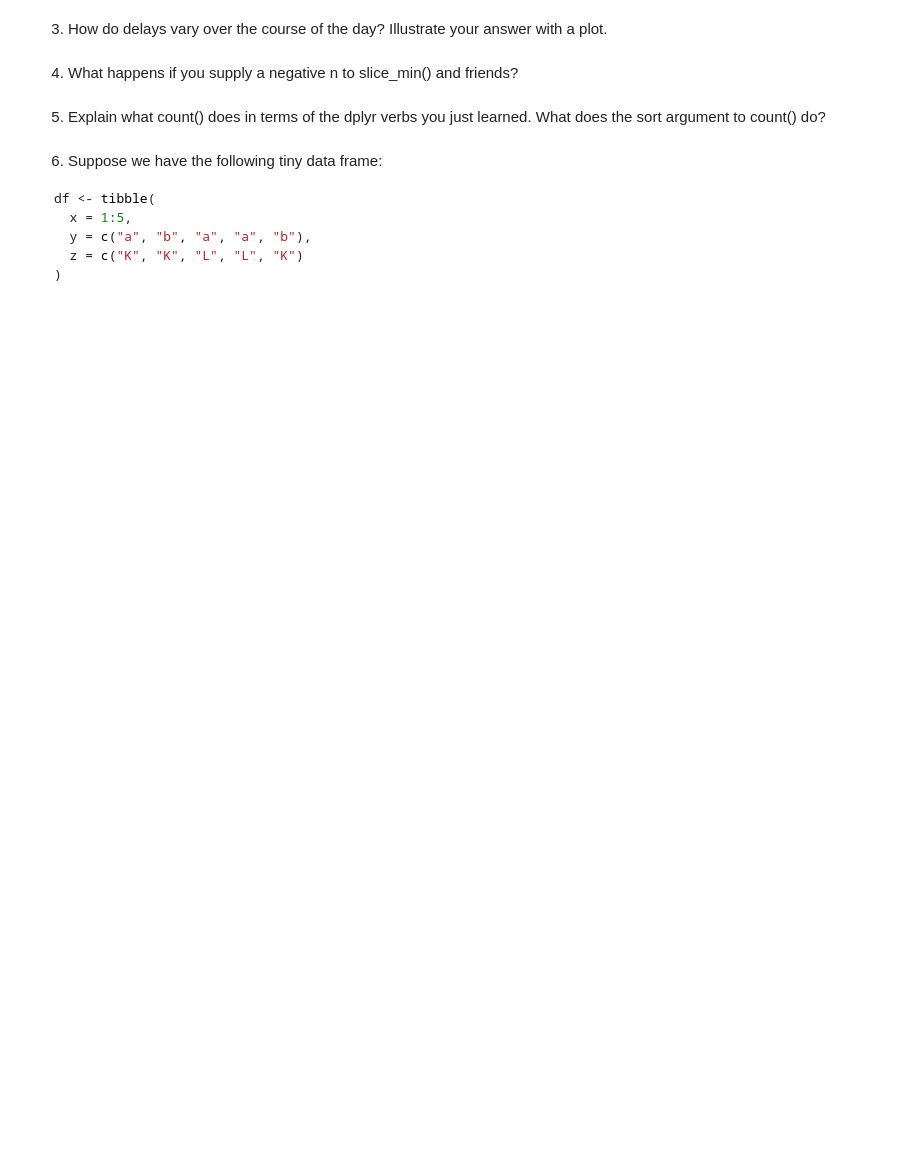
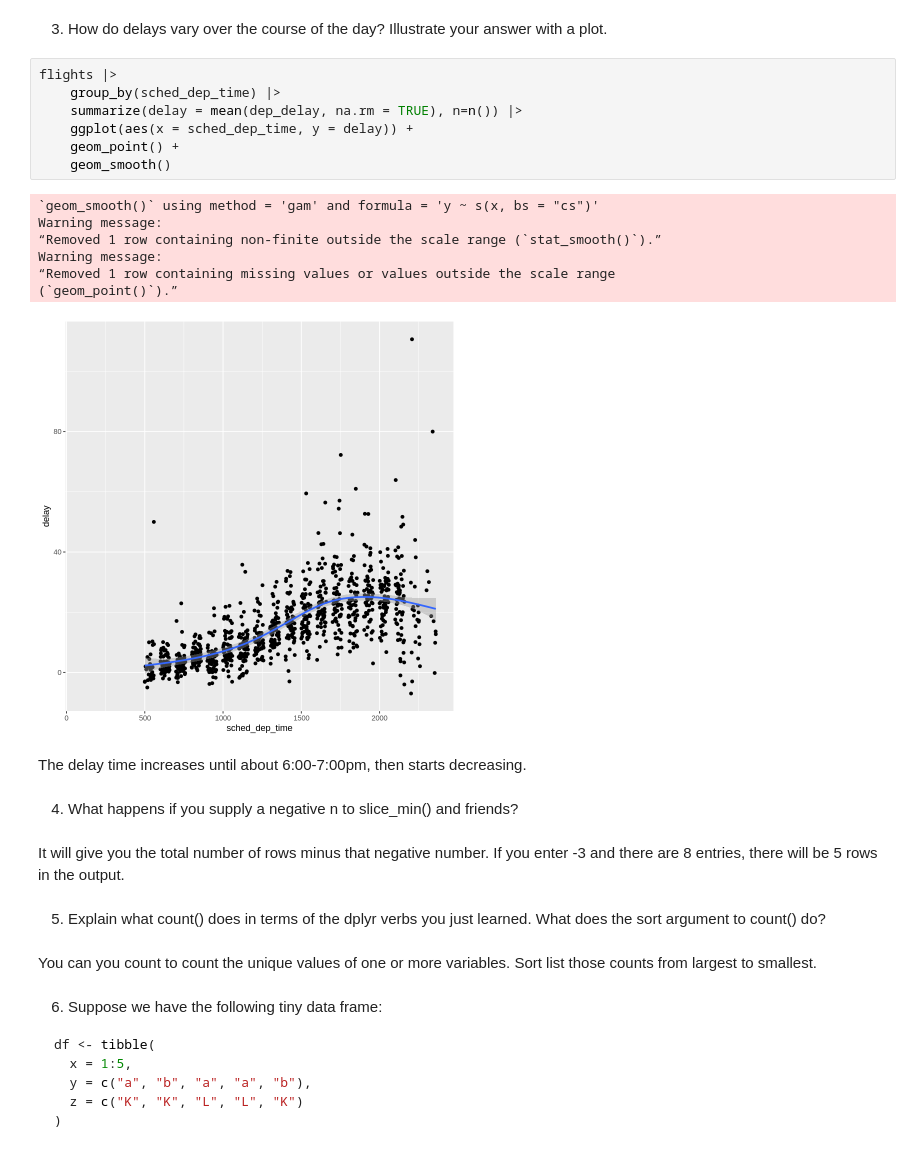
Before and after one commit to Brandy-Corwin/R-for-DS-exercises, a Jupyter notebook: Week_2_Assignments.ipynb, the cells around one changed output. Drawn from its saved outputs; the diff is of its cells as text; blank space fills up the shorter version.

````diff
--- a/Week_2_Assignments.ipynb
+++ b/Week_2_Assignments.ipynb
@@ -325,9 +524,30 @@ flights |>
 # %% [markdown]
 3. How do delays vary over the course of the day? Illustrate your answer with a plot.
+# %%
+flights |>
+    group_by(sched_dep_time) |>
+    summarize(delay = mean(dep_delay, na.rm = TRUE), n=n()) |>
+    ggplot(aes(x = sched_dep_time, y = delay)) +
+    geom_point() +
+    geom_smooth()
+# %% [output]
+`geom_smooth()` using method = 'gam' and formula = 'y ~ s(x, bs = "cs")'
+Warning message:
+“Removed 1 row containing non-finite outside the scale range (`stat_smooth()`).”
+Warning message:
+“Removed 1 row containing missing values or values outside the scale range
+(`geom_point()`).”
+[figure, added]
+# %% [markdown]
+The delay time increases until about 6:00-7:00pm, then starts decreasing.
 # %% [markdown]
 4. What happens if you supply a negative n to slice_min() and friends?
+# %% [markdown]
+It will give you the total number of rows minus that negative number. If you enter -3 and there are 8 entries, there will be 5 rows in the output.
 # %% [markdown]
 5. Explain what count() does in terms of the dplyr verbs you just learned. What does the sort argument to count() do?
+# %% [markdown]
+You can you count to count the unique values of one or more variables. Sort list those counts from largest to smallest.
 # %% [markdown]
 6. Suppose we have the following tiny data frame:
 ```r
````
Also changed, not shown: parts of 27 cells of this notebook, 1 other file.
